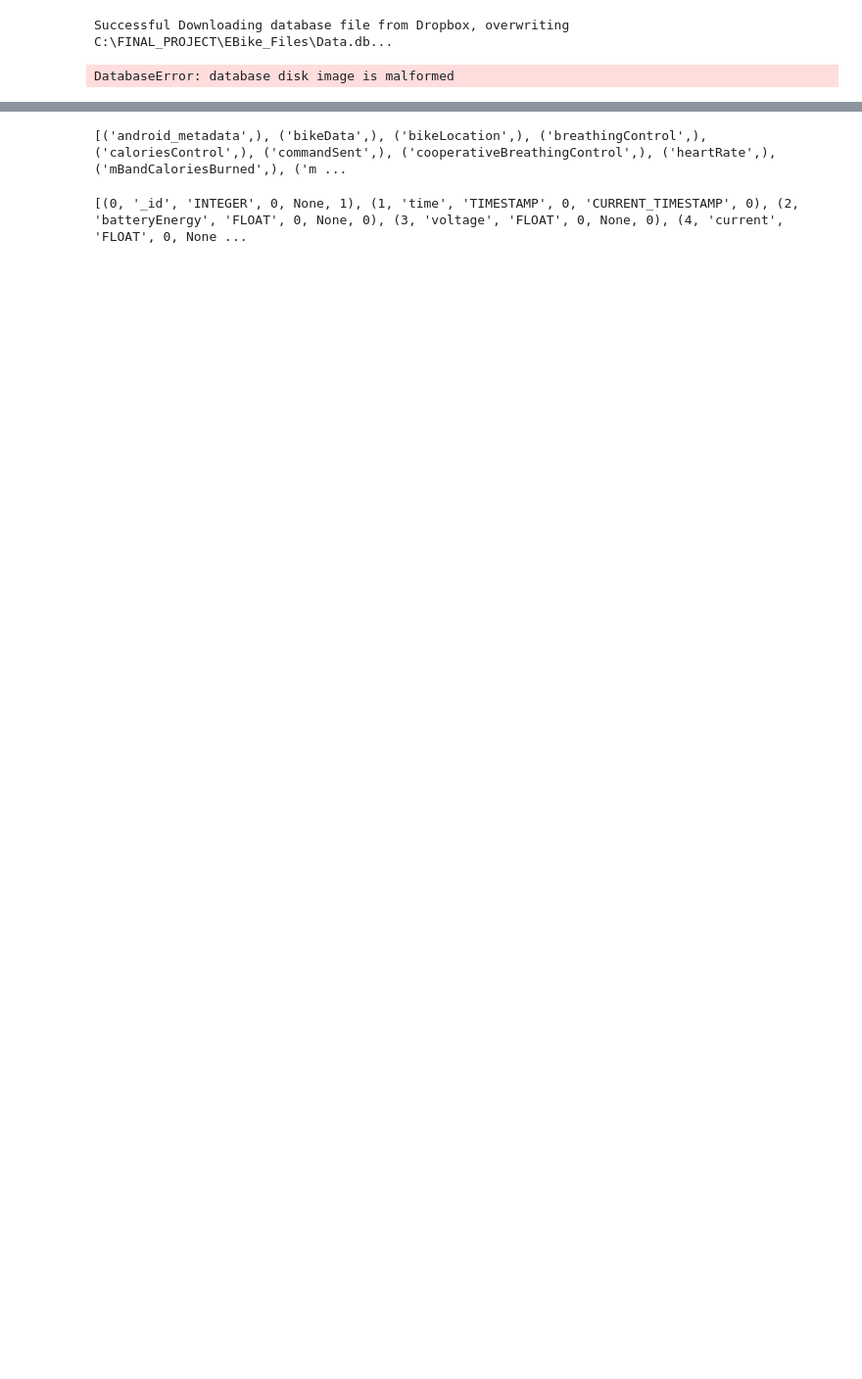
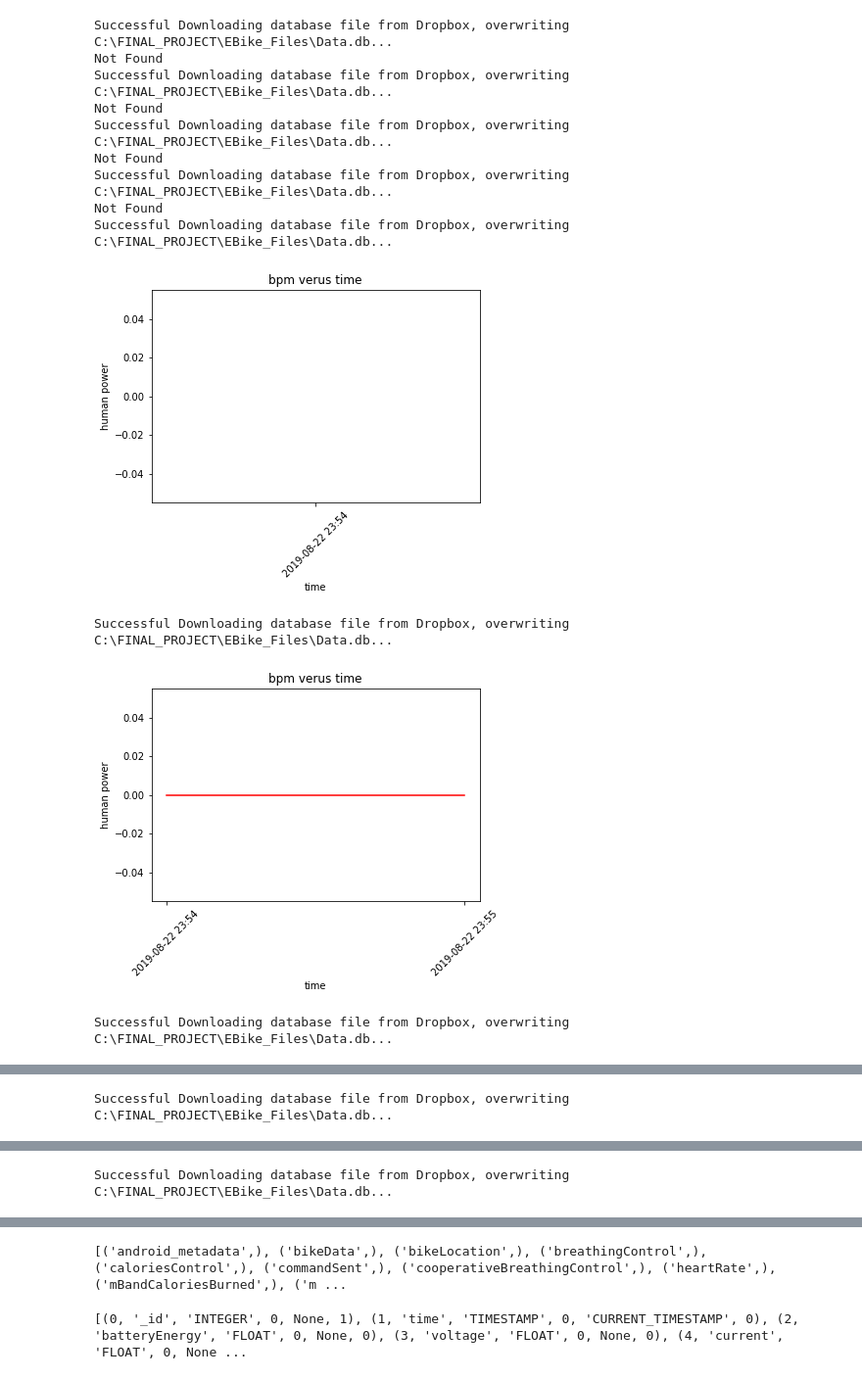
Before and after one commit to JingyiHoooo/FinalProject_Python, a Jupyter notebook: EBike.ipynb, the cells around one changed output, grey strips where cells are left out. Shown: that part at 98% size. Drawn from its saved outputs; the diff is of its cells as text; code cells hidden in the pictures; blank space fills up the shorter version.

```diff
--- a/EBike.ipynb
+++ b/EBike.ipynb
@@ -49,6 +49,7 @@ class EBikeData_Getting:
 
         # Re-formatting: datetime->String
         timeframe = filetime.strftime('%Y-%m-%d %H:%M')
+        csv_filetime = filetime.strftime('%Y-%m-%d-%H-%M')
         #res = dbx.files_list_folder(path,None)
         #print (res)
         # try download
@@ -65,10 +66,19 @@ class EBikeData_Getting:
             cursor = conn.cursor()
 
             #timeframe = '2019-07-19 19:28'
-
-            res_findData=cursor.execute("SELECT * FROM bikeData WHERE time LIKE '%%%s%%'" %timeframe) # find "key words" in column time of table bikeData
+            try:
+                res_findData=cursor.execute("SELECT * FROM bikeData WHERE time LIKE '%%%s%%'" %timeframe) # find "key words" in column time of table bikeData
+            except:
+                print('try dump')
+                conn.close()
+                time.sleep(10)
+                dbx.files_download_to_file(save_path,path,None)
+                print('redownload')
+                conn = sqlite3.connect(save_path)
+                cursor = conn.cursor()
 
             if cursor.fetchone() is None:   # No corresponding data to the time, need Optimize
+                count = 0
                 print('Not Found')
                 pass
             else:                   # Have such data
@@ -90,48 +100,61 @@ class EBikeData_Getting:
 
             else:
                 ave_hP = sum_hP/count
+                d5_hP = int(ave_hP/5)
                 ave_ThrOut = sum_ThrOut/count
+                d5_ThrOut = int(ave_ThrOut/5)
                 # export the data processed into file "export_EBikedata.csv"
 
                 x_t.append(timeframe)
                 y_hP.append(ave_hP)
 
-                fig = HR_Getting.draw(x_t, y_hP)
+                fig = EBikeData_Getting.draw(x_t, y_hP)
 
                 with open("export_EBikedata.csv", "a", newline='') as f:
-                    headers = ['time', 'average humanPower', 'average ThrottleOutput' ]
+                    headers = ['time', 'average humanPower', 'D5 humanPower','average ThrottleOutput','D5 ThrottleOutput' ]
                     writer = csv.writer(f)
 
                     if not os.path.getsize("export_EBikedata.csv"):
-
                         # print('no headers')
                         writer.writerow(headers) # file doesn't exist yet, write a header
-                    else:
-                        # print('have headers')
-                        writer.writerow([timeframe,ave_hP,ave_ThrOut])
-                        # Remove duplicates
-                        # pd.read_csv("export_EBikedata.csv").drop_duplicates(subset ="First Name",keep = False, inplace = True)
-                        f.close()
+
+                    # print('have headers')
+                    writer.writerow([csv_filetime,ave_hP,d5_hP,ave_ThrOut,d5_ThrOut])
+                    # Remove duplicates
+                    # pd.read_csv("export_EBikedata.csv").drop_duplicates(subset ="First Name",keep = False, inplace = True)
+                    f.close()
+
     def StartEBike():
         x_t = []
         y_hP = []
         schedule.every(1).minutes.do(EBikeData_Getting.EBike,x_t,y_hP)
         while True:
             schedule.run_pending()
 
     def draw(x_t, y_hP):
         plt.clf()
-        plt.plot(x, y, '-r')
-        plt.tick_params(axis='x', rotation=90)
+        plt.plot(x_t, y_hP, '-r')
+        plt.tick_params(axis='x', rotation=45)
         plt.title('bpm verus time')
         plt.xlabel('time')
         plt.ylabel('human power')
         plt.pause(0.01)  # pause a bit so that plots are updated
 
 if __name__ == "__main__":
     schedule.clear()
     EBikeData_Getting.StartEBike()
     print ('here')
 # %% [output]
 Successful Downloading database file from Dropbox, overwriting C:\FINAL_PROJECT\EBike_Files\Data.db...
+Not Found
+Successful Downloading database file from Dropbox, overwriting C:\FINAL_PROJECT\EBike_Files\Data.db...
+Not Found
+Successful Downloading database file from Dropbox, overwriting C:\FINAL_PROJECT\EBike_Files\Data.db...
+Not Found
+Successful Downloading database file from Dropbox, overwriting C:\FINAL_PROJECT\EBike_Files\Data.db...
+Not Found
+Successful Downloading database file from Dropbox, overwriting C:\FINAL_PROJECT\EBike_Files\Data.db...
+[figure, added]
-DatabaseError: database disk image is malformed
+Successful Downloading database file from Dropbox, overwriting C:\FINAL_PROJECT\EBike_Files\Data.db...
+[figure, added]
+Successful Downloading database file from Dropbox, overwriting C:\FINAL_PROJECT\EBike_Files\Data.db...
@@ -137,0 +162 @@ DatabaseError: database disk image is malformed
+Successful Downloading database file from Dropbox, overwriting C:\FINAL_PROJECT\EBike_Files\Data.db...
@@ -137,0 +164 @@ DatabaseError: database disk image is malformed
+Successful Downloading database file from Dropbox, overwriting C:\FINAL_PROJECT\EBike_Files\Data.db...
```
Also changed, not shown: parts of 6 cells of this notebook, 5 other files.
